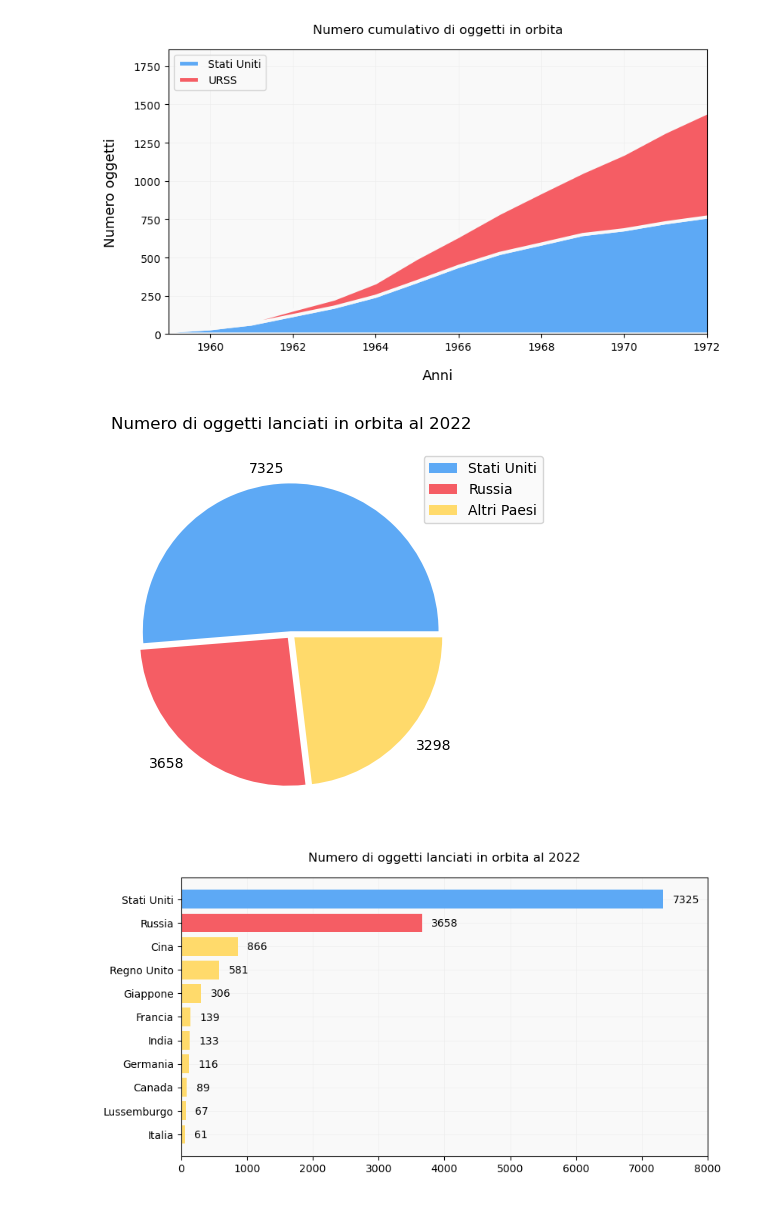
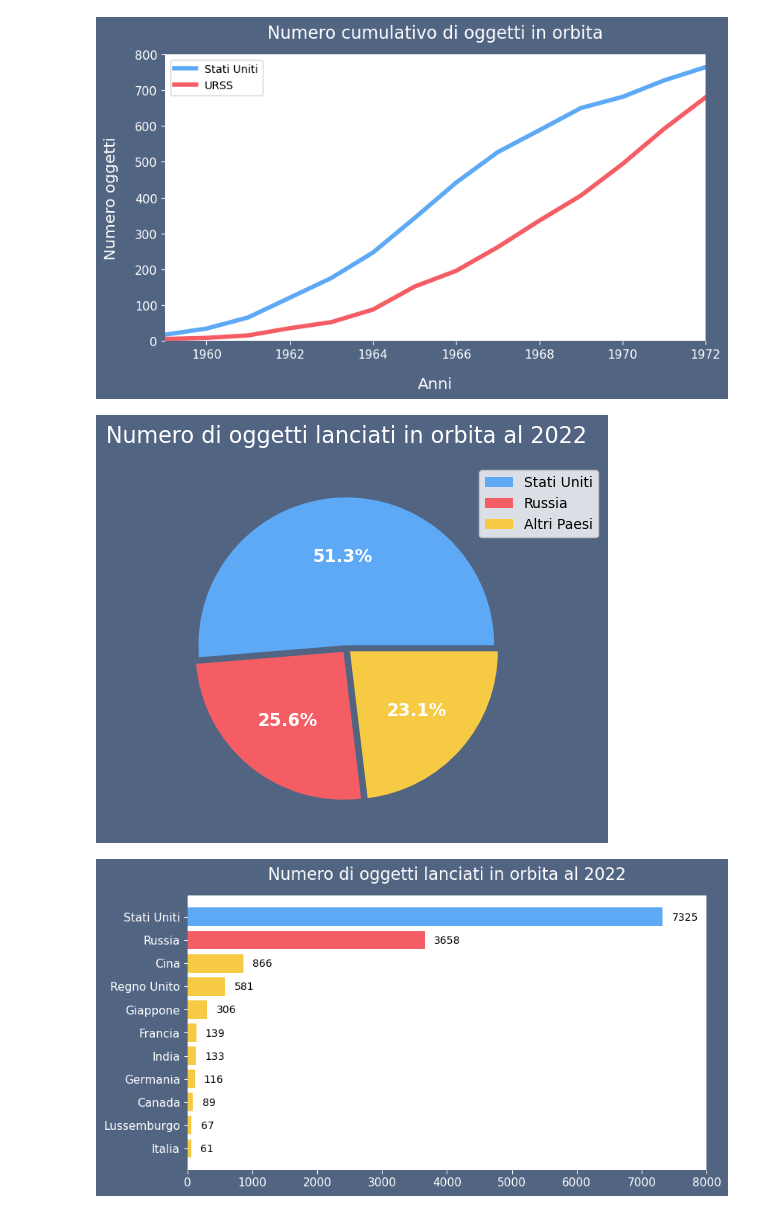
Before and after one commit to justcivah/visualizzazione-scientifica, a Jupyter notebook: grafici.ipynb, the cells around one changed output. Saved outputs shown, nothing was run; the diff lists cells and outputs as text; code cells hidden in the pictures.

```diff
--- a/grafici.ipynb
+++ b/grafici.ipynb
@@ -5,18 +5,28 @@ import matplotlib.pyplot as plt
 import matplotlib as mpl
 # %%
 #Imposto lo stile dei grafici
+mpl.rcParams['axes.titlecolor'] = '#FFFFFF'
 mpl.rcParams['axes.titlepad'] = 15
+mpl.rcParams['axes.titlesize'] = 16
+mpl.rcParams['axes.labelcolor'] = '#FFFFFF'
 mpl.rcParams['axes.labelpad'] = 15
-mpl.rcParams['axes.labelsize'] = 13
+mpl.rcParams['axes.labelsize'] = 14.5
 mpl.rcParams['axes.axisbelow'] = True
 mpl.rcParams['grid.linestyle'] = '-'
 mpl.rcParams['grid.linewidth'] = 0.5
+mpl.rcParams['xtick.color'] = '#FFFFFF'
+mpl.rcParams['xtick.labelsize'] = 11
+mpl.rcParams['ytick.color'] = '#FFFFFF'
+mpl.rcParams['ytick.labelsize'] = 11
 #Colore esterno grafico
-mpl.rcParams['figure.facecolor'] = '#FFFFFF'
+mpl.rcParams['figure.facecolor'] = '#516482'
 #Colore sfondo grafico
-mpl.rcParams['axes.facecolor'] = '#F9F9F9'
-mpl.rcParams['axes.grid'] = True
-mpl.rcParams['grid.color'] = '#EEEEEE'
+mpl.rcParams['axes.facecolor'] = '#FFFFFF'
+#Bordi grafico
+mpl.rcParams['axes.spines.left'] = False
+mpl.rcParams['axes.spines.right'] = False
+mpl.rcParams['axes.spines.top'] = False
+mpl.rcParams['axes.spines.bottom'] = False
 # %%
 countries_gdp_data = pd.read_csv('data/usa-ussr-gdp.csv', sep=';', index_col=0)
 countries_gdp_data['GDP'] = countries_gdp_data['GDP'].map(lambda x: x / 1000000000)
@@ -127,11 +137,12 @@ y1 = usa_launches["Cumulative Launches"].values
 x2 = urss_launches["Year"].values
 y2 = urss_launches["Cumulative Launches"].values
 
-plt.stackplot(x1, y1, y2, baseline='zero', colors=['#5da9f5', '#f55d64'], edgecolors='#F9F9F9', linewidth=3)
+plt.plot(x1, y1, color='#5da9f5', linewidth=4)
+plt.plot(x2, y2, color='#f55d64', linewidth=4)
 
 plt.legend(['Stati Uniti', 'URSS'], loc='upper left')
 plt.xlim(1959, 1972)
-plt.ylim(0, 1860)
+plt.ylim(0, 800)
 
 #Etichette
 ax.set_xlabel('Anni')
@@ -141,34 +152,34 @@ ax.set_title('Numero cumulativo di oggetti in orbita')
 #plt.show()
 plt.savefig('g4.png', dpi=400, bbox_inches='tight')
 # %% [output]
-[figure, old version]
+[figure, new version]
 # %%
 objects_launches = pd.read_csv('data/cumulative-number-of-objects-launched-into-outer-space.csv', sep=',', index_col=0)
 
 usa = objects_launches[objects_launches['Year'] == 2022].sort_values(by='Cumulative Launches', ascending=False)['Cumulative Launches'][1]
 russia = objects_launches[objects_launches['Year'] == 2022].sort_values(by='Cumulative Launches', ascending=False)['Cumulative Launches'][2]
 world = objects_launches[objects_launches['Year'] == 2022].sort_values(by='Cumulative Launches', ascending=False)['Cumulative Launches'][0]
 
 fig, ax = plt.subplots()
 
 x = [usa, russia, (world - usa - russia)]
-c = ['#5da9f5', '#f55d64', '#ffda6b']
+c = ['#5da9f5', '#f55d64', '#f7ca43']
 
-plt.pie(x, colors=c, labels=x, explode=[0.02, 0.032, 0.032])
+plt.pie(x, colors=c, explode=[0.02, 0.032, 0.032], autopct='%1.1f%%', textprops={'color':'white', 'weight':'bold', 'fontsize':12.5})
 
 ax.set_title('Numero di oggetti lanciati in orbita al 2022')
 plt.legend(['Stati Uniti', 'Russia', 'Altri Paesi'], bbox_to_anchor=(1.2, 1), loc='upper right')
 #plt.show()
 plt.savefig('g5.png', dpi=400, bbox_inches='tight')
 # %% [output]
-[figure, old version]
+[figure, new version]
 # %%
 objects_launches = pd.read_csv('data/cumulative-number-of-objects-launched-into-outer-space.csv', sep=',', index_col=0)
 object_launches = objects_launches[objects_launches['Year'] == 2022].sort_values(by='Cumulative Launches', ascending=False)['Cumulative Launches'][1:12]
 x = ['Stati Uniti', 'Russia', 'Cina', 'Regno Unito', 'Giappone', 'Francia', 'India', 'Germania', 'Canada', 'Lussemburgo', 'Italia']
 y = object_launches.values.tolist()
 
-c = ['#5da9f5'] + ['#f55d64'] + ['#ffda6b'] * (len(x) - 2)
+c = ['#5da9f5'] + ['#f55d64'] + ['#f7ca43'] * (len(x) - 2)
 
 fig, ax = plt.subplots(figsize=(9, 4.8))
 
@@ -183,7 +194,7 @@ plt.xlim(0, 8000)
 #plt.show()
 plt.savefig('g6.png', dpi=400, bbox_inches='tight')
 # %% [output]
-[figure, old version]
+[figure, new version]
 # %%
 rockets = pd.read_csv('data/cost-space-launches-low-earth-orbit.csv', sep=',', index_col=0)
 rockets = rockets.sort_values(by='Cost Per KG')
```
Also changed, not shown: parts of 13 cells of this notebook.
